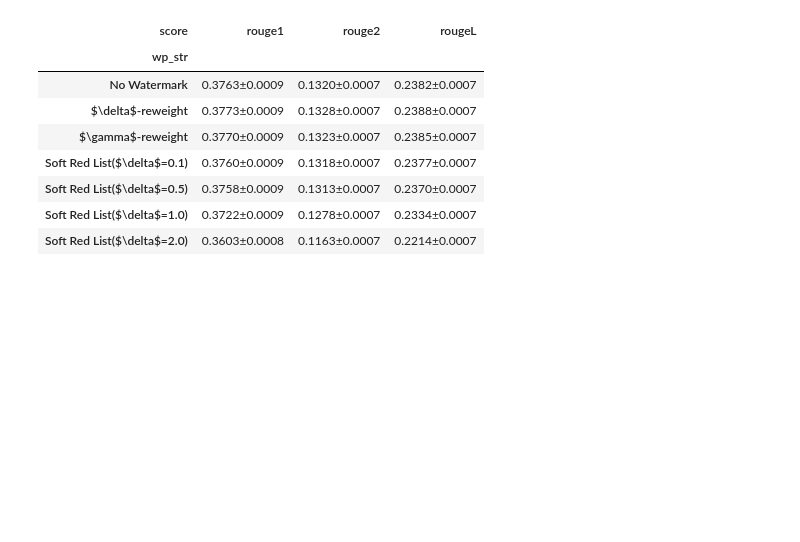
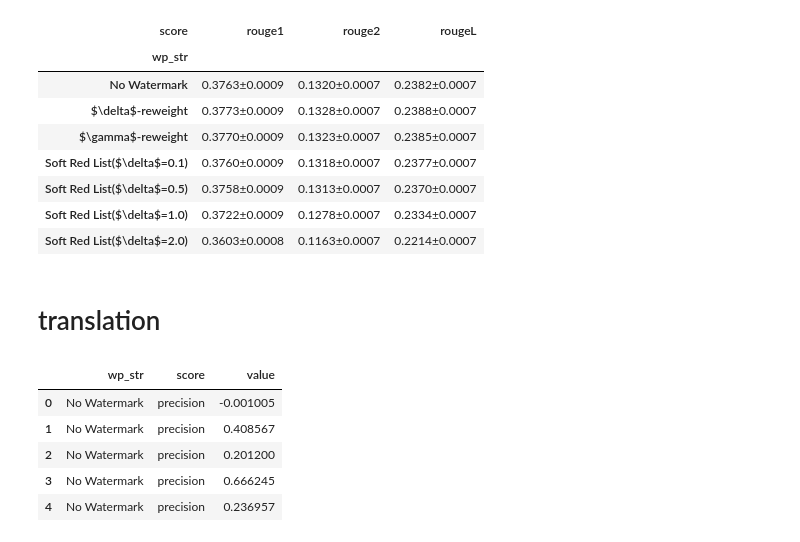
Before and after one commit to xiaoniu-578fa6bff964d005/UnbiasedWatermark, a Jupyter notebook: plot.ipynb, the cells around one changed output. Cells and saved outputs as stored; diff of their text form; code cells hidden in the pictures; blank space fills up the shorter version.

```diff
--- a/plot.ipynb
+++ b/plot.ipynb
@@ -83,3 +88,5 @@ sdf
 | Soft Red List($\delta$=0.5) | 0.3758±0.0009 | 0.1313±0.0007 | 0.2370±0.0007 |
 | Soft Red List($\delta$=1.0) | 0.3722±0.0009 | 0.1278±0.0007 | 0.2334±0.0007 |
 | Soft Red List($\delta$=2.0) | 0.3603±0.0008 | 0.1163±0.0007 | 0.2214±0.0007 |
+# %% [markdown]
+# translation
@@ -85,0 +95,41 @@ sdf
+# %%
+# nested dict to dataframe
+show_wp = ["No Watermark", "$\delta$-reweight", "$\gamma$-reweight"]
+john_wps = set()
+
+
+def map_wp_str(wp_str):
+    if "Delta" in wp_str:
+        return show_wp[1]
+    elif "Gamma" in wp_str:
+        return show_wp[2]
+    elif "John" in wp_str:
+        import re
+
+        delta = re.findall(r"delta=(\d+\.?\d*)", wp_str)[0]
+        n = "Soft Red List" + f"($\delta$={delta})"
+        john_wps.add(n)
+        return n
+    if wp_str == "None":
+        return show_wp[0]
+    else:
+        raise ValueError("Unknown watermark: {}".format(wp_str))
+
+
+df = pd.DataFrame.from_dict(
+    [
+        {"wp_str": map_wp_str(wp_str), "score": score_str, "value": score}
+        for wp_str in bertscore
+        for score_str in bertscore[wp_str] if score_str != "hashcode"
+        for score in bertscore[wp_str][score_str]
+    ],
+)
+john_wps = sorted(list(john_wps))
+df.head()
+# %% [output]
+|  | wp_str | score | value |
+| 0 | No Watermark | precision | -0.001005 |
+| 1 | No Watermark | precision | 0.408567 |
+| 2 | No Watermark | precision | 0.201200 |
+| 3 | No Watermark | precision | 0.666245 |
+| 4 | No Watermark | precision | 0.236957 |
```
Also changed, not shown: parts of 7 cells of this notebook, 2 other files.
